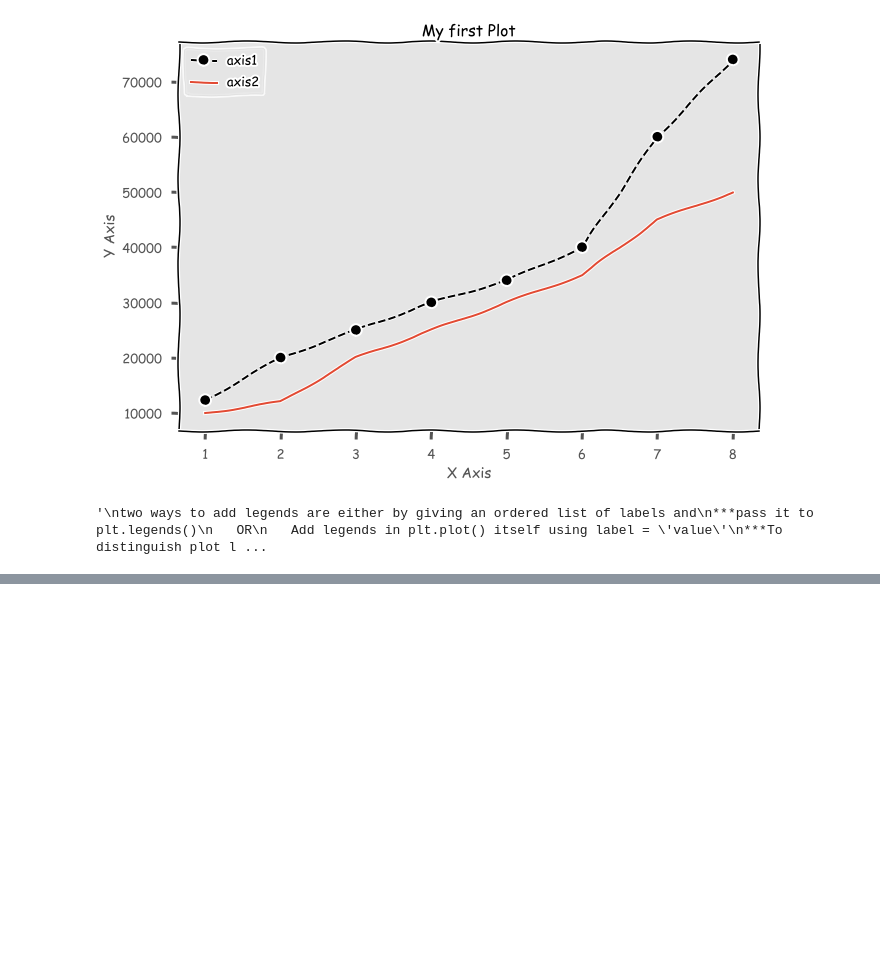
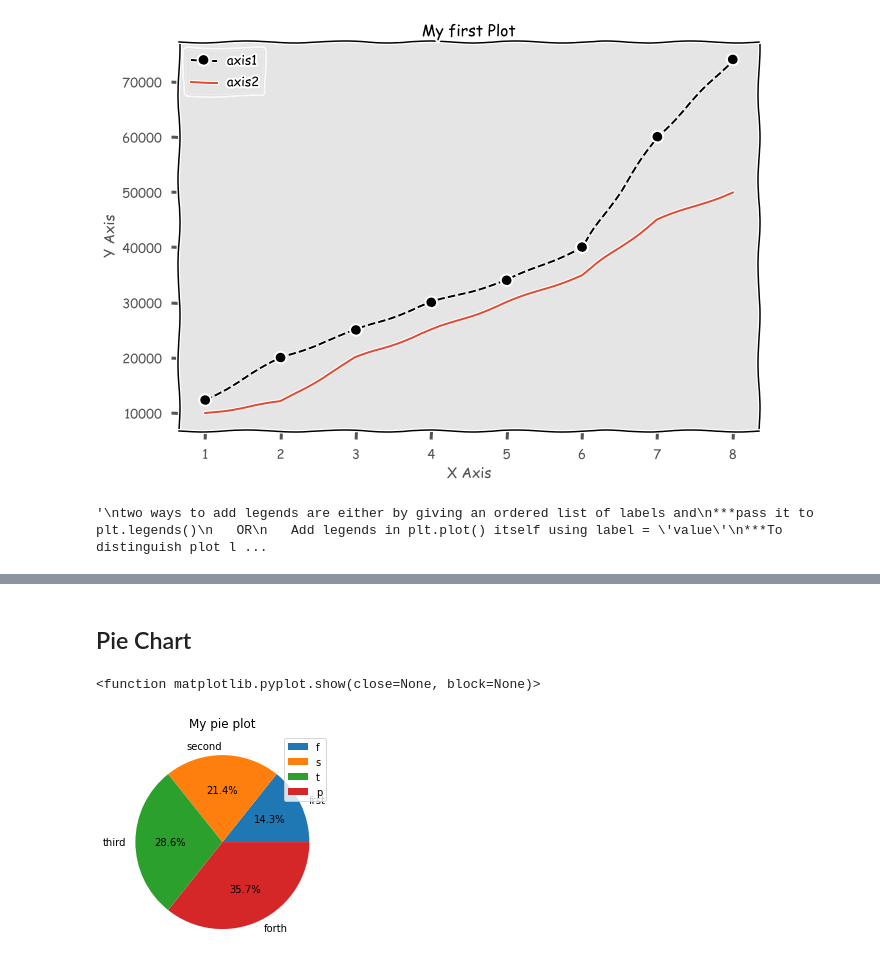
Before and after one commit to vividsky/python-programs, a Jupyter notebook: matplotlib.ipynb, the cells around one changed output, grey strips where cells are left out. Saved outputs shown, nothing was run; the diff lists cells and outputs as text; code cells hidden in the pictures; blank space fills up the shorter version.

```diff
--- a/matplotlib.ipynb
+++ b/matplotlib.ipynb
@@ -34,0 +55,13 @@ two ways to add legends are either by giving an ordered list of labels and
+# %% [markdown]
+## Pie Chart
+# %%
+slices = [20,30,40,50]
+labels = ['frst', 'second', 'third', 'forth']
+legends = ['f', 's', 't', 'p']
+plt.title('My pie plot')
+plt.pie(slices, labels = labels, autopct = '%1.1f%%')
+plt.legend(legends)
+plt.show
+# %% [output]
+<function matplotlib.pyplot.show(close=None, block=None)>
+[figure, added]
```
Also changed, not shown: parts of 7 cells of this notebook, 6 other files.
